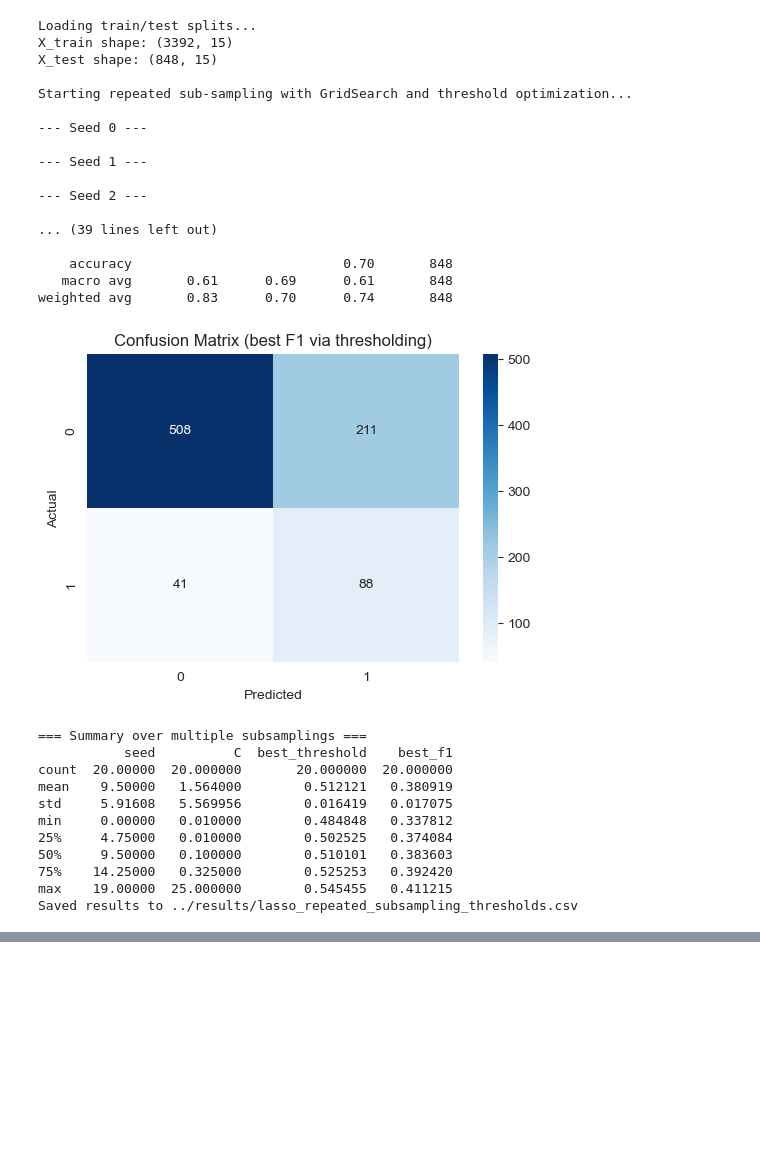
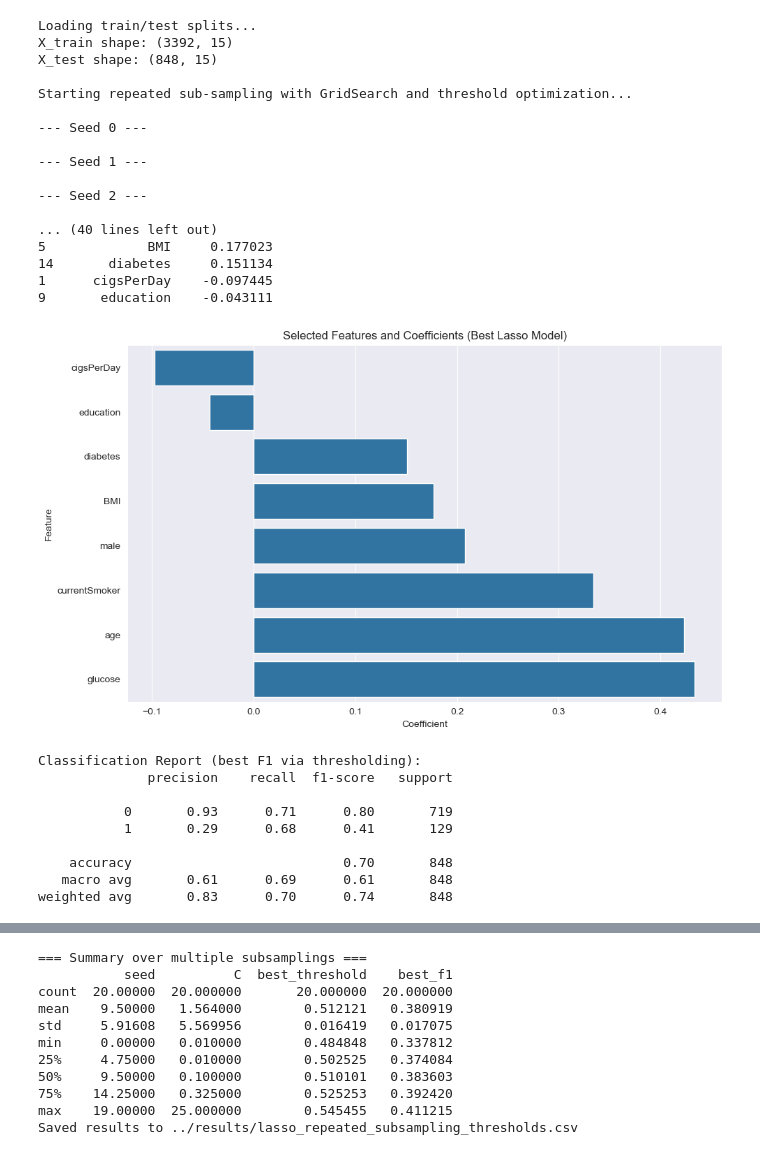
Before and after one commit to erdemkoca/master-thesis, a Jupyter notebook: notebooks/03_lasso_regression_subsampling.ipynb, the cells around one changed output, grey strips where cells are left out. Cells and saved outputs as stored; diff of their text form; code cells hidden in the pictures; blank space fills up the shorter version.

Commit message:
plot selected features as listing

```diff
--- a/notebooks/03_lasso_regression_subsampling.ipynb
+++ b/notebooks/03_lasso_regression_subsampling.ipynb
@@ -110,6 +110,22 @@ final_model = all_models[best_result_idx]
 final_threshold = all_thresholds[best_result_idx]
 final_probs = all_probs[best_result_idx]
 
+# === Selected Features in Final Model ===
+final_coef = final_model.coef_[0]
+coef_df = pd.DataFrame({'Feature': X_train.columns, 'Coefficient': final_coef})
+non_zero = coef_df[coef_df['Coefficient'] != 0]
+
+print("\n=== Selected Features in Final Model ===")
+print(non_zero.sort_values(by='Coefficient', key=abs, ascending=False))
+
+# Plot coefficients
+plt.figure(figsize=(10, 6))
+sns.barplot(x='Coefficient', y='Feature', data=non_zero.sort_values('Coefficient'))
+plt.title("Selected Features and Coefficients (Best Lasso Model)")
+plt.tight_layout()
+plt.show()
+
+
 # Final predictions using best threshold
 final_preds = (final_probs >= final_threshold).astype(int)
 
@@ -121,47 +137,45 @@ print(classification_report(y_test, final_preds))
 cm = confusion_matrix(y_test, final_preds)
 plt.figure(figsize=(6, 4))
 sns.heatmap(cm, annot=True, fmt="d", cmap="Blues")
 plt.xlabel("Predicted")
 plt.ylabel("Actual")
 plt.title("Confusion Matrix (best F1 via thresholding)")
 plt.show()
 
 # Convert to DataFrame and show results
 results_df = pd.DataFrame(results_list)
 print("\n=== Summary over multiple subsamplings ===")
 print(results_df.describe())
 
 # Save results
 os.makedirs("../results", exist_ok=True)
 results_df.to_csv("../results/lasso_repeated_subsampling_thresholds.csv", index=False)
 print("Saved results to ../results/lasso_repeated_subsampling_thresholds.csv")
 # %% [output]
 Loading train/test splits...
 X_train shape: (3392, 15)
 X_test shape: (848, 15)
 
 Starting repeated sub-sampling with GridSearch and threshold optimization...
 
 --- Seed 0 ---
 
 --- Seed 1 ---
 
 --- Seed 2 ---
 
-... (39 lines left out)
-
-    accuracy                           0.70       848
-   macro avg       0.61      0.69      0.61       848
-weighted avg       0.83      0.70      0.74       848
+... (40 lines left out)
+5             BMI     0.177023
+14       diabetes     0.151134
+1      cigsPerDay    -0.097445
+9       education    -0.043111
-[figure, old version]
+[figure, new version]
-=== Summary over multiple subsamplings ===
-           seed          C  best_threshold    best_f1
-count  20.00000  20.000000       20.000000  20.000000
-mean    9.50000   1.564000        0.512121   0.380919
-std     5.91608   5.569956        0.016419   0.017075
-min     0.00000   0.010000        0.484848   0.337812
-25%     4.75000   0.010000        0.502525   0.374084
-50%     9.50000   0.100000        0.510101   0.383603
-75%    14.25000   0.325000        0.525253   0.392420
-max    19.00000  25.000000        0.545455   0.411215
-Saved results to ../results/lasso_repeated_subsampling_thresholds.csv
+Classification Report (best F1 via thresholding):
+              precision    recall  f1-score   support
+
+           0       0.93      0.71      0.80       719
+           1       0.29      0.68      0.41       129
+
+    accuracy                           0.70       848
+   macro avg       0.61      0.69      0.61       848
+weighted avg       0.83      0.70      0.74       848
@@ -167,0 +183,11 @@ Saved results to ../results/lasso_repeated_subsampling_thresholds.csv
+=== Summary over multiple subsamplings ===
+           seed          C  best_threshold    best_f1
+count  20.00000  20.000000       20.000000  20.000000
+mean    9.50000   1.564000        0.512121   0.380919
+std     5.91608   5.569956        0.016419   0.017075
+min     0.00000   0.010000        0.484848   0.337812
+25%     4.75000   0.010000        0.502525   0.374084
+50%     9.50000   0.100000        0.510101   0.383603
+75%    14.25000   0.325000        0.525253   0.392420
+max    19.00000  25.000000        0.545455   0.411215
+Saved results to ../results/lasso_repeated_subsampling_thresholds.csv
```
Also changed, not shown: parts of 1 cell of this notebook.
